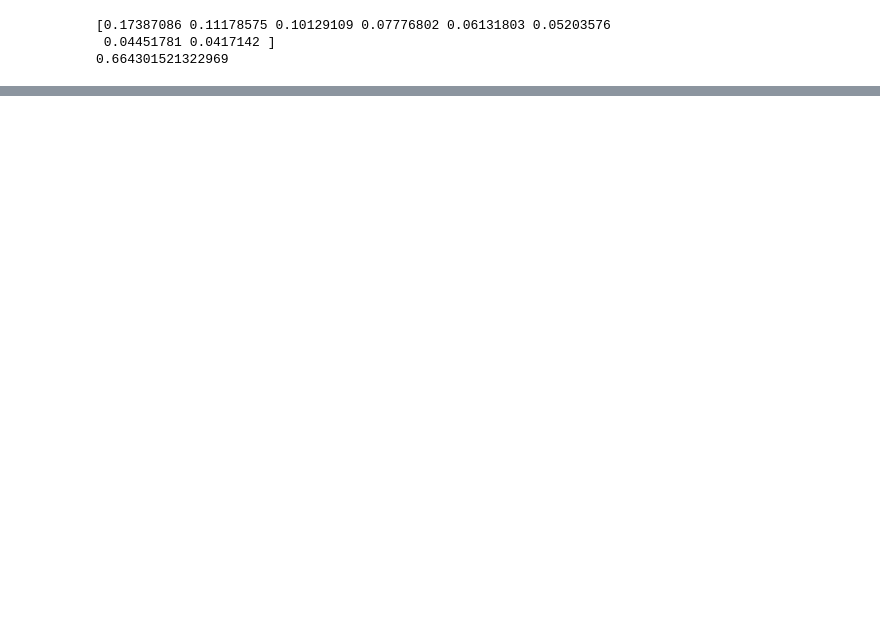
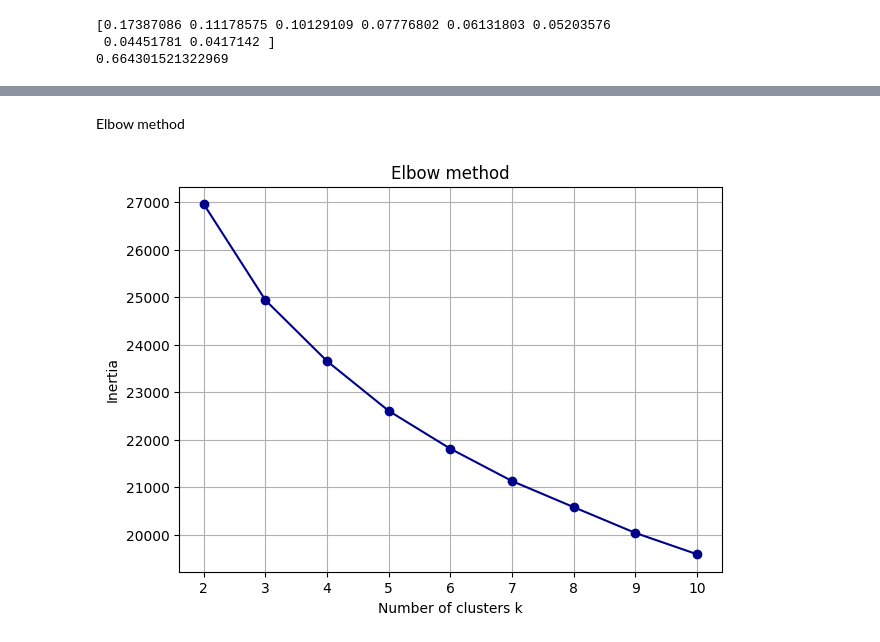
Before and after one commit to Mattei-Theophile/Flatmate-Matcher, a Jupyter notebook: project.ipynb, the cells around one changed output, grey strips where cells are left out. Drawn from its saved outputs; the diff is of its cells as text; code cells hidden in the pictures; blank space fills up the shorter version.

```diff
--- a/project.ipynb
+++ b/project.ipynb
@@ -468,0 +488,21 @@ print(pca.components_.shape)
+# %% [markdown]
+Elbow method
+# %%
+inertia_values = []
+K_range = range(2, 11)
+
+for k in K_range:
+    kmeans = KMeans(n_clusters=k, random_state=42)
+    kmeans.fit(normalized_df)
+    inertia_values.append(kmeans.inertia_)
+
+# 2. Afficher l'inertie en fonction de k (graphe du coude)
+plt.figure(figsize=(7,5))
+plt.plot(K_range, inertia_values, 'o-', color='darkblue')
+plt.xlabel('Number of clusters k')
+plt.ylabel('Inertia')
+plt.title('Elbow method')
+plt.grid(True)
+plt.show()
+# %% [output]
+[figure, added]
```
Also changed, not shown: parts of 26 cells of this notebook.
